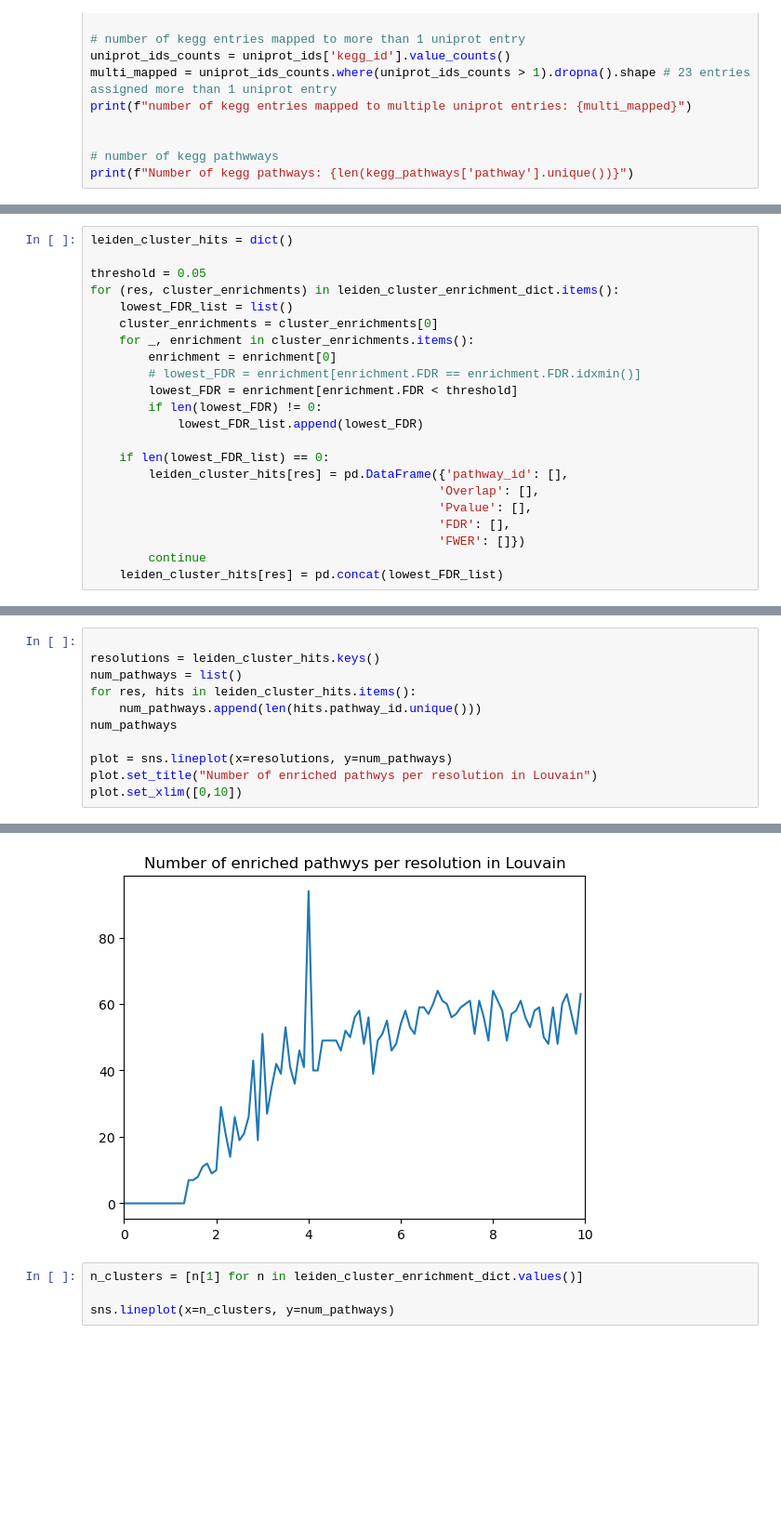
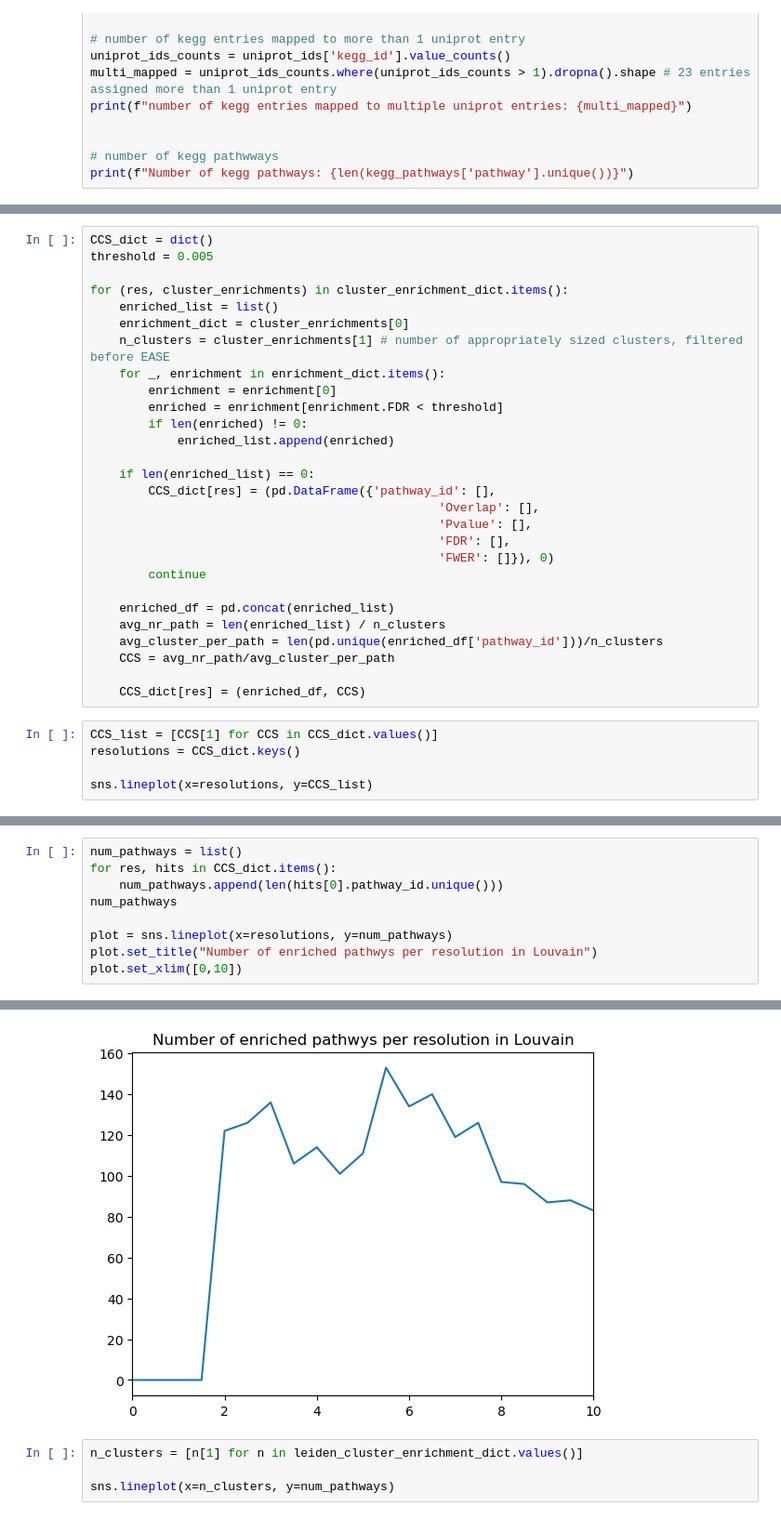
Before and after one commit to ViHoller/regulomeClustering, a Jupyter notebook: regulome_clustering.ipynb, the cells around one changed output, grey strips where cells are left out. Shown: that part at 93% size. Saved outputs shown, nothing was run; the diff lists cells and outputs as text; blank space fills up the shorter version.

Commit message:
clustering

```diff
--- a/regulome_clustering.ipynb
+++ b/regulome_clustering.ipynb
@@ -99,22 +137,33 @@ Reslution: 9.9
 # %%
-leiden_cluster_hits = dict()
+CCS_dict = dict()
+threshold = 0.005
 
-threshold = 0.05
-for (res, cluster_enrichments) in leiden_cluster_enrichment_dict.items():
-    lowest_FDR_list = list()
-    cluster_enrichments = cluster_enrichments[0]
-    for _, enrichment in cluster_enrichments.items():
+for (res, cluster_enrichments) in cluster_enrichment_dict.items():
+    enriched_list = list()
+    enrichment_dict = cluster_enrichments[0]
+    n_clusters = cluster_enrichments[1] # number of appropriately sized clusters, filtered before EASE
+    for _, enrichment in enrichment_dict.items():
         enrichment = enrichment[0]
-        # lowest_FDR = enrichment[enrichment.FDR == enrichment.FDR.idxmin()]
-        lowest_FDR = enrichment[enrichment.FDR < threshold]
-        if len(lowest_FDR) != 0:
-            lowest_FDR_list.append(lowest_FDR)
+        enriched = enrichment[enrichment.FDR < threshold]
+        if len(enriched) != 0:
+            enriched_list.append(enriched)
 
-    if len(lowest_FDR_list) == 0:
-        leiden_cluster_hits[res] = pd.DataFrame({'pathway_id': [],
+    if len(enriched_list) == 0:
+        CCS_dict[res] = (pd.DataFrame({'pathway_id': [],
                                                 'Overlap': [],
                                                 'Pvalue': [],
                                                 'FDR': [],
-                                                'FWER': []})
+                                                'FWER': []}), 0)
         continue
-    leiden_cluster_hits[res] = pd.concat(lowest_FDR_list)
+
+    enriched_df = pd.concat(enriched_list)
+    avg_nr_path = len(enriched_list) / n_clusters
+    avg_cluster_per_path = len(pd.unique(enriched_df['pathway_id']))/n_clusters
+    CCS = avg_nr_path/avg_cluster_per_path
+
+    CCS_dict[res] = (enriched_df, CCS)
+# %%
+CCS_list = [CCS[1] for CCS in CCS_dict.values()]
+resolutions = CCS_dict.keys()
+
+sns.lineplot(x=resolutions, y=CCS_list)
@@ -121,17 +173,15 @@ for (res, cluster_enrichments) in leiden_cluster_enrichment_dict.items():
 # %%
-
-resolutions = leiden_cluster_hits.keys()
 num_pathways = list()
-for res, hits in leiden_cluster_hits.items():
-    num_pathways.append(len(hits.pathway_id.unique()))
+for res, hits in CCS_dict.items():
+    num_pathways.append(len(hits[0].pathway_id.unique()))
 num_pathways
 
 plot = sns.lineplot(x=resolutions, y=num_pathways)
 plot.set_title("Number of enriched pathwys per resolution in Louvain")
 plot.set_xlim([0,10])
 # %% [output]
 (0.0, 10.0)
-[figure, old version]
+[figure, new version]
 # %%
 n_clusters = [n[1] for n in leiden_cluster_enrichment_dict.values()]
 
```
Also changed, not shown: parts of 16 cells of this notebook, 13 other files.
